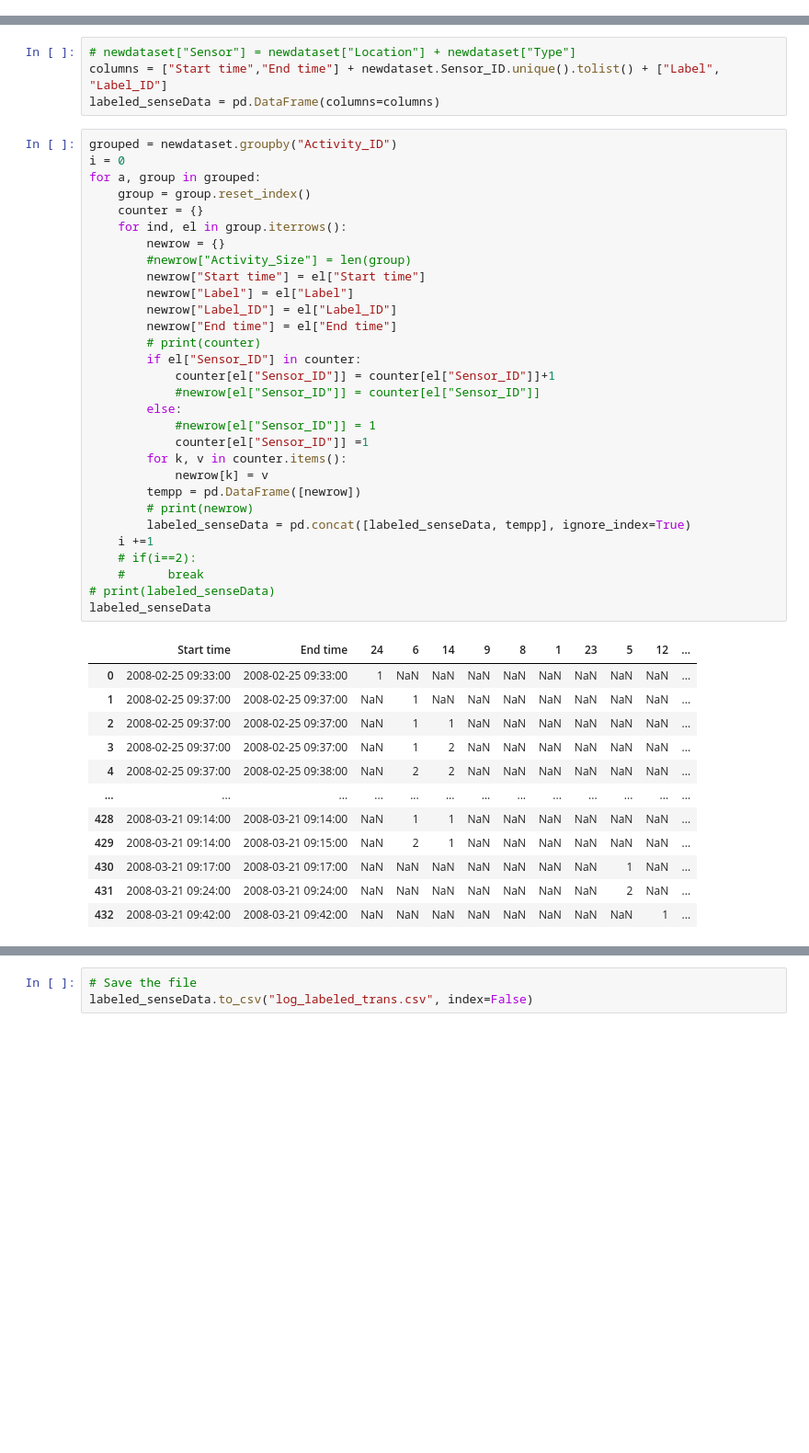
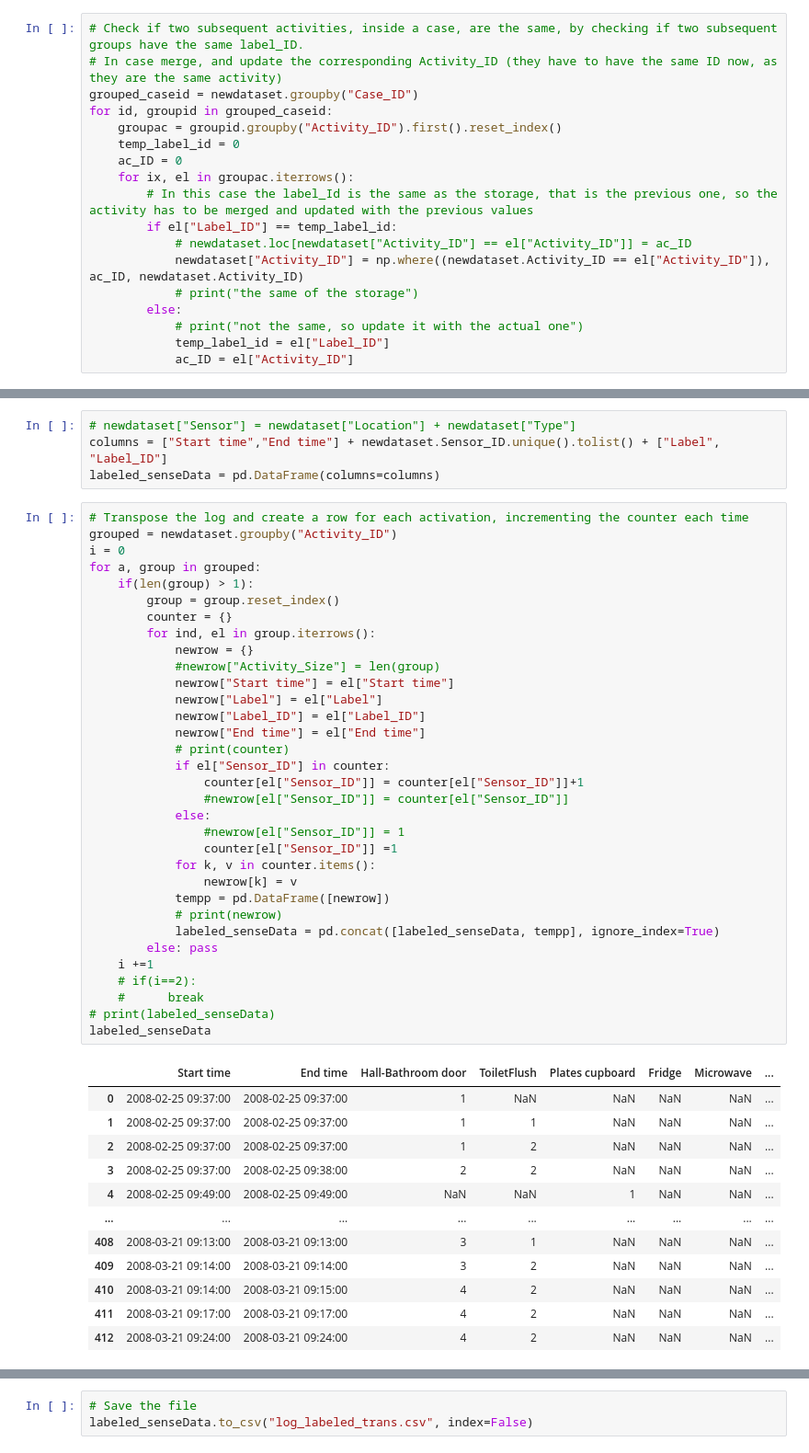
Before and after one commit to gemmadifederico/VIOLA, a Jupyter notebook: kasterenDataset/LogPreprocessing - nogrouping.ipynb, the cells around one changed output, grey strips where cells are left out. Shown at 92% size. Drawn from its saved outputs; the diff is of its cells as text; blank space fills up the shorter version.

Commit message:
Merged bathroom activities AND subsequent activities of the same type

```diff
--- a/kasterenDataset/LogPreprocessing - nogrouping.ipynb
+++ b/kasterenDataset/LogPreprocessing - nogrouping.ipynb
@@ -105,3 +162,21 @@ newdataset
+# %%
+# Check if two subsequent activities, inside a case, are the same, by checking if two subsequent groups have the same label_ID.
+# In case merge, and update the corresponding Activity_ID (they have to have the same ID now, as they are the same activity)
+grouped_caseid = newdataset.groupby("Case_ID")
+for id, groupid in grouped_caseid:
+    groupac = groupid.groupby("Activity_ID").first().reset_index()
+    temp_label_id = 0
+    ac_ID = 0
+    for ix, el in groupac.iterrows():
+        # In this case the label_Id is the same as the storage, that is the previous one, so the activity has to be merged and updated with the previous values
+        if el["Label_ID"] == temp_label_id:
+            # newdataset.loc[newdataset["Activity_ID"] == el["Activity_ID"]] = ac_ID
+            newdataset["Activity_ID"] = np.where((newdataset.Activity_ID == el["Activity_ID"]), ac_ID, newdataset.Activity_ID)
+            # print("the same of the storage")
+        else:
+            # print("not the same, so update it with the actual one")
+            temp_label_id = el["Label_ID"]
+            ac_ID = el["Activity_ID"]
 # %%
 # Filter the log for the timeframe 8-13
 newdataset = newdataset.loc[(newdataset['Start time'].dt.hour >= 8) & (newdataset['End time'].dt.hour <=13)]
@@ -112,45 +187,48 @@ newdataset.to_csv("log_labeled.csv", index=False)
 columns = ["Start time","End time"] + newdataset.Sensor_ID.unique().tolist() + ["Label", "Label_ID"]
 labeled_senseData = pd.DataFrame(columns=columns)
 # %%
+# Transpose the log and create a row for each activation, incrementing the counter each time
 grouped = newdataset.groupby("Activity_ID")
 i = 0
 for a, group in grouped:
-    group = group.reset_index()
-    counter = {}
-    for ind, el in group.iterrows():
-        newrow = {}
-        #newrow["Activity_Size"] = len(group)
-        newrow["Start time"] = el["Start time"]
-        newrow["Label"] = el["Label"]
-        newrow["Label_ID"] = el["Label_ID"]
-        newrow["End time"] = el["End time"]
-        # print(counter)
-        if el["Sensor_ID"] in counter:
-            counter[el["Sensor_ID"]] = counter[el["Sensor_ID"]]+1
-            #newrow[el["Sensor_ID"]] = counter[el["Sensor_ID"]]
-        else:
-            #newrow[el["Sensor_ID"]] = 1
-            counter[el["Sensor_ID"]] =1
-        for k, v in counter.items():
-            newrow[k] = v
-        tempp = pd.DataFrame([newrow])
-        # print(newrow)
-        labeled_senseData = pd.concat([labeled_senseData, tempp], ignore_index=True)
+    if(len(group) > 1):
+        group = group.reset_index()
+        counter = {}
+        for ind, el in group.iterrows():
+            newrow = {}
+            #newrow["Activity_Size"] = len(group)
+            newrow["Start time"] = el["Start time"]
+            newrow["Label"] = el["Label"]
+            newrow["Label_ID"] = el["Label_ID"]
+            newrow["End time"] = el["End time"]
+            # print(counter)
+            if el["Sensor_ID"] in counter:
+                counter[el["Sensor_ID"]] = counter[el["Sensor_ID"]]+1
+                #newrow[el["Sensor_ID"]] = counter[el["Sensor_ID"]]
+            else:
+                #newrow[el["Sensor_ID"]] = 1
+                counter[el["Sensor_ID"]] =1
+            for k, v in counter.items():
+                newrow[k] = v
+            tempp = pd.DataFrame([newrow])
+            # print(newrow)
+            labeled_senseData = pd.concat([labeled_senseData, tempp], ignore_index=True)
+        else: pass
     i +=1
     # if(i==2):
     #      break
 # print(labeled_senseData)
 labeled_senseData
 # %% [output]
-|  | Start time | End time | 24 | 6 | 14 | 9 | 8 | 1 | 23 | 5 | 12 | ... |
-| 0 | 2008-02-25 09:33:00 | 2008-02-25 09:33:00 | 1 | NaN | NaN | NaN | NaN | NaN | NaN | NaN | NaN | ... |
-| 1 | 2008-02-25 09:37:00 | 2008-02-25 09:37:00 | NaN | 1 | NaN | NaN | NaN | NaN | NaN | NaN | NaN | ... |
-| 2 | 2008-02-25 09:37:00 | 2008-02-25 09:37:00 | NaN | 1 | 1 | NaN | NaN | NaN | NaN | NaN | NaN | ... |
-| 3 | 2008-02-25 09:37:00 | 2008-02-25 09:37:00 | NaN | 1 | 2 | NaN | NaN | NaN | NaN | NaN | NaN | ... |
-| 4 | 2008-02-25 09:37:00 | 2008-02-25 09:38:00 | NaN | 2 | 2 | NaN | NaN | NaN | NaN | NaN | NaN | ... |
-| ... | ... | ... | ... | ... | ... | ... | ... | ... | ... | ... | ... | ... |
-| 428 | 2008-03-21 09:14:00 | 2008-03-21 09:14:00 | NaN | 1 | 1 | NaN | NaN | NaN | NaN | NaN | NaN | ... |
-| 429 | 2008-03-21 09:14:00 | 2008-03-21 09:15:00 | NaN | 2 | 1 | NaN | NaN | NaN | NaN | NaN | NaN | ... |
-| 430 | 2008-03-21 09:17:00 | 2008-03-21 09:17:00 | NaN | NaN | NaN | NaN | NaN | NaN | NaN | 1 | NaN | ... |
-| 431 | 2008-03-21 09:24:00 | 2008-03-21 09:24:00 | NaN | NaN | NaN | NaN | NaN | NaN | NaN | 2 | NaN | ... |
-| 432 | 2008-03-21 09:42:00 | 2008-03-21 09:42:00 | NaN | NaN | NaN | NaN | NaN | NaN | NaN | NaN | 1 | ... |
+|  | Start time | End time | Hall-Bathroom door | ToiletFlush | Plates cupboard | Fridge | Microwave | ... |
+| 0 | 2008-02-25 09:37:00 | 2008-02-25 09:37:00 | 1 | NaN | NaN | NaN | NaN | ... |
+| 1 | 2008-02-25 09:37:00 | 2008-02-25 09:37:00 | 1 | 1 | NaN | NaN | NaN | ... |
+| 2 | 2008-02-25 09:37:00 | 2008-02-25 09:37:00 | 1 | 2 | NaN | NaN | NaN | ... |
+| 3 | 2008-02-25 09:37:00 | 2008-02-25 09:38:00 | 2 | 2 | NaN | NaN | NaN | ... |
+| 4 | 2008-02-25 09:49:00 | 2008-02-25 09:49:00 | NaN | NaN | 1 | NaN | NaN | ... |
+| ... | ... | ... | ... | ... | ... | ... | ... | ... |
+| 408 | 2008-03-21 09:13:00 | 2008-03-21 09:13:00 | 3 | 1 | NaN | NaN | NaN | ... |
+| 409 | 2008-03-21 09:14:00 | 2008-03-21 09:14:00 | 3 | 2 | NaN | NaN | NaN | ... |
+| 410 | 2008-03-21 09:14:00 | 2008-03-21 09:15:00 | 4 | 2 | NaN | NaN | NaN | ... |
+| 411 | 2008-03-21 09:17:00 | 2008-03-21 09:17:00 | 4 | 2 | NaN | NaN | NaN | ... |
+| 412 | 2008-03-21 09:24:00 | 2008-03-21 09:24:00 | 4 | 2 | NaN | NaN | NaN | ... |
```
Also changed, not shown: parts of 5 cells of this notebook.
